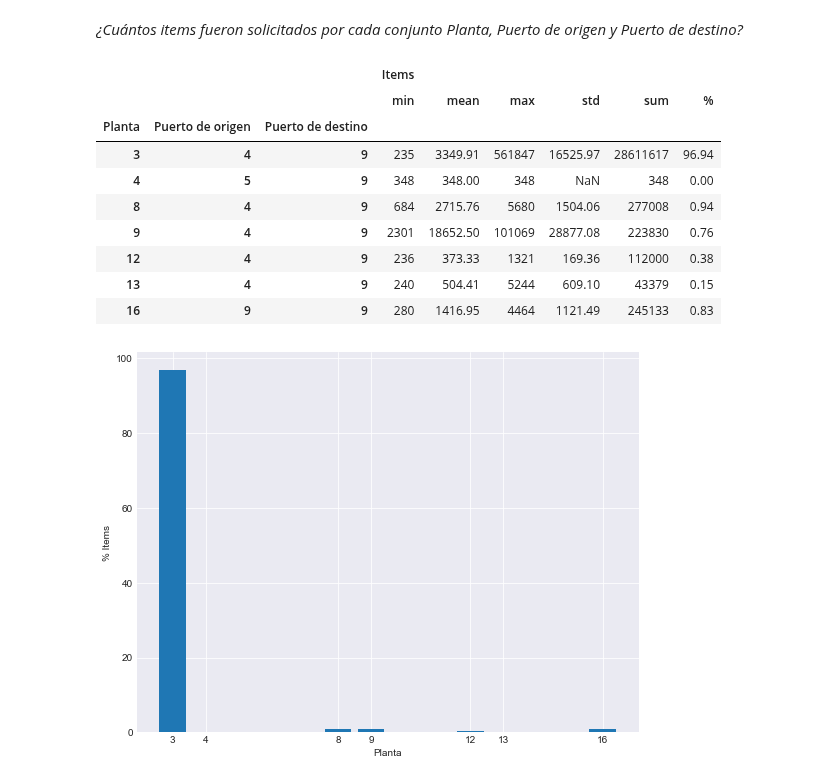
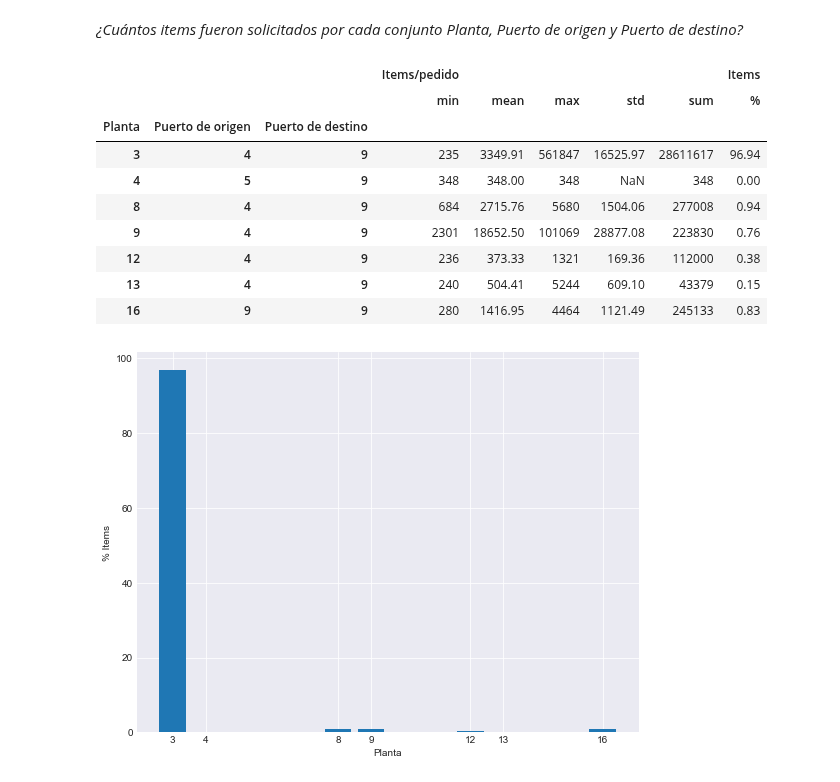
Before and after one commit to hernanrodri/Supply-Chain-Analytics, a Jupyter notebook: Analytics/Orders.ipynb, the cells around one changed output. Drawn from its saved outputs; the diff is of its cells as text; code cells hidden in the pictures.

```diff
--- a/Analytics/Orders.ipynb
+++ b/Analytics/Orders.ipynb
@@ -12,7 +12,7 @@ Esta tabla contiene los registros históricos de los pedidos realizados por los
 pedidos = pd.read_excel("data.xlsx", sheet_name = "OrderList")
 
 pedidos.columns = ["Pedido", "Fecha", "Puerto de origen", "Transportista", "TPT", "Nivel de servicio", "Envío adelantado [días]",
-                   "Envío tardío [días]", "Cliente", "Producto", "Planta", "Puerto de destino", "Items", "Peso [kg/item]"]
+                   "Envío tardío [días]", "Cliente", "Producto", "Planta", "Puerto de destino", "Items/pedido", "Peso [kg/item]"]
 # %%
 pedidos.info()
 # %% [output]
@@ -98,14 +98,14 @@ plot_bar("Planta", "% Recuento de Pedidos", pedidos_agrup.index.levels[0], pedid
 # %% [markdown]
 *¿Cuántos items fueron solicitados por cada conjunto Planta, Puerto de origen y Puerto de destino?*
 # %%
-pedidos_agrup = pedidos.groupby(by = ["Planta", "Puerto de origen", "Puerto de destino"]).agg({"Items": ["min", "mean", "max", "std", "sum"]})
+pedidos_agrup = pedidos.groupby(by = ["Planta", "Puerto de origen", "Puerto de destino"]).agg({"Items/pedido": ["min", "mean", "max", "std", "sum"]})
 
-total = pedidos_agrup[("Items", "sum")].sum()
-pedidos_agrup[("Items", "%")] = pedidos_agrup[("Items", "sum")].apply(lambda x: x / total * 100)
+total = pedidos_agrup[("Items/pedido", "sum")].sum()
+pedidos_agrup[("Items", "%")] = pedidos_agrup[("Items/pedido", "sum")].apply(lambda x: x / total * 100)
 
 pedidos_agrup.round(2)
 # %% [output]
-|  |  |  | Items |  |  |  |  |  |
+|  |  |  | Items/pedido |  |  |  |  | Items |
 |  |  |  | min | mean | max | std | sum | % |
 | Planta | Puerto de origen | Puerto de destino |  |  |  |  |  |  |
 | 3 | 4 | 9 | 235 | 3349.91 | 561847 | 16525.97 | 28611617 | 96.94 |
```
Also changed, not shown: parts of 3 cells of this notebook.
